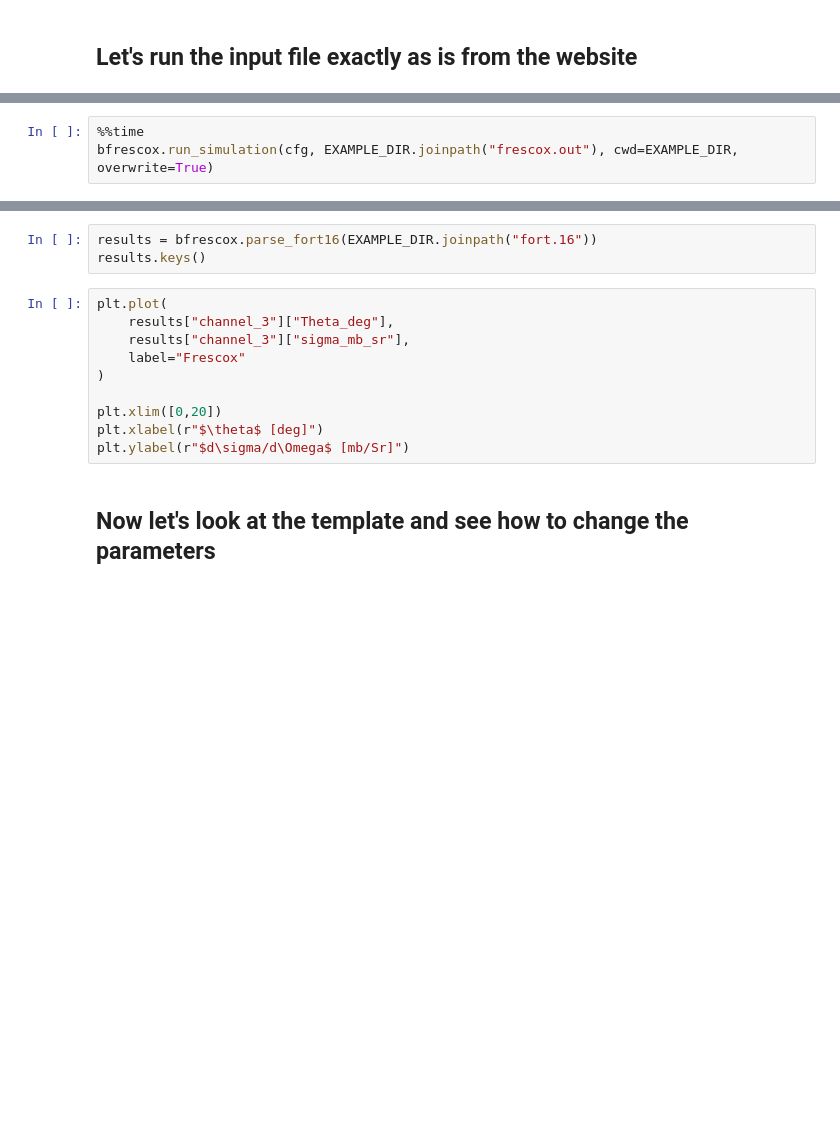
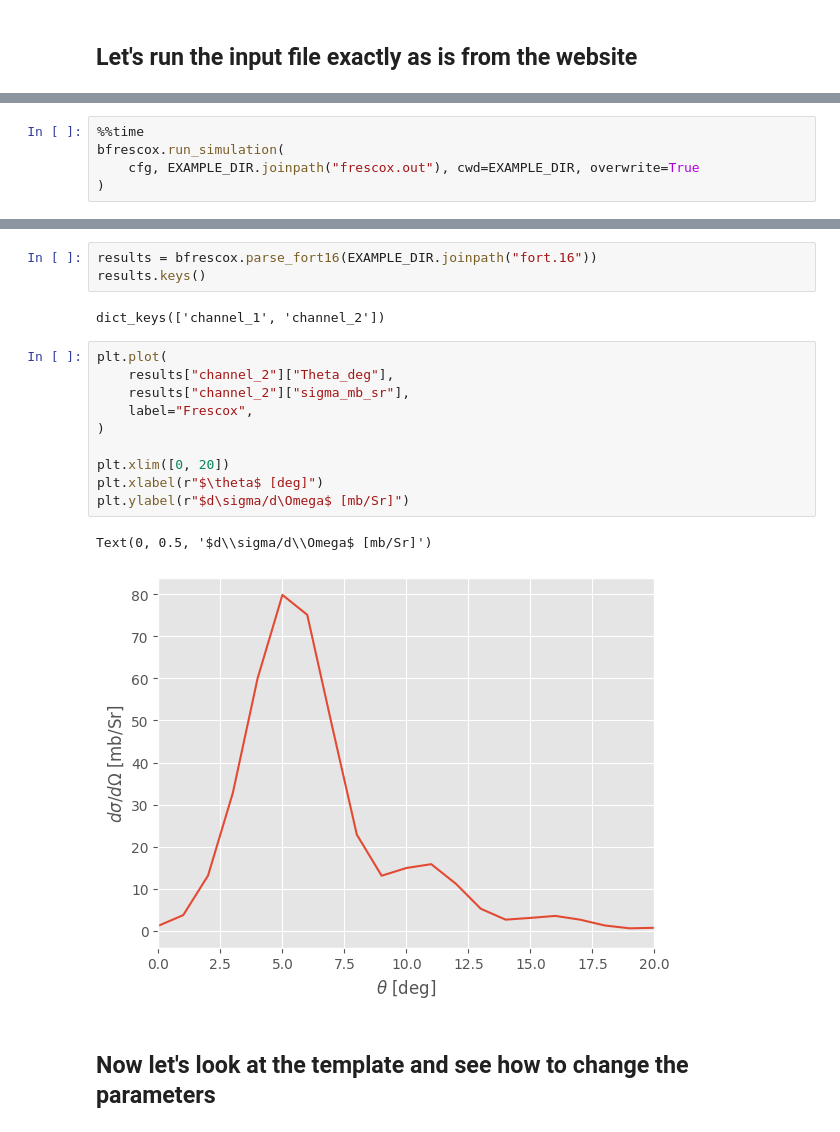
Before and after one commit to bandframework/Bfrescox, a Jupyter notebook: book/notebooks/Transfer.ipynb, the cells around one changed output, grey strips where cells are left out. Saved outputs shown, nothing was run; the diff lists cells and outputs as text; blank space fills up the shorter version.

```diff
--- a/book/notebooks/Transfer.ipynb
+++ b/book/notebooks/Transfer.ipynb
@@ -83,4 +85,6 @@ cfg = bfrescox.Configuration.from_template(
 # %%
 %%time
-bfrescox.run_simulation(cfg, EXAMPLE_DIR.joinpath("frescox.out"), cwd=EXAMPLE_DIR, overwrite=True)
+bfrescox.run_simulation(
+    cfg, EXAMPLE_DIR.joinpath("frescox.out"), cwd=EXAMPLE_DIR, overwrite=True
+)
 # %% [output]
@@ -90,16 +93,21 @@ FileNotFoundError: [Errno 2] No such file or directory: '/home/beyerk/Projects/B
 # %%
 results = bfrescox.parse_fort16(EXAMPLE_DIR.joinpath("fort.16"))
 results.keys()
+# %% [output]
+dict_keys(['channel_1', 'channel_2'])
 # %%
 plt.plot(
-    results["channel_3"]["Theta_deg"],
-    results["channel_3"]["sigma_mb_sr"],
-    label="Frescox"
+    results["channel_2"]["Theta_deg"],
+    results["channel_2"]["sigma_mb_sr"],
+    label="Frescox",
 )
 
-plt.xlim([0,20])
+plt.xlim([0, 20])
 plt.xlabel(r"$\theta$ [deg]")
 plt.ylabel(r"$d\sigma/d\Omega$ [mb/Sr]")
+# %% [output]
+Text(0, 0.5, '$d\\sigma/d\\Omega$ [mb/Sr]')
+[figure, added]
 # %% [markdown]
 ## Now let's look at the template and see how to change the parameters
 # %%
```
Also changed, not shown: parts of 32 cells of this notebook, 7 other files.
